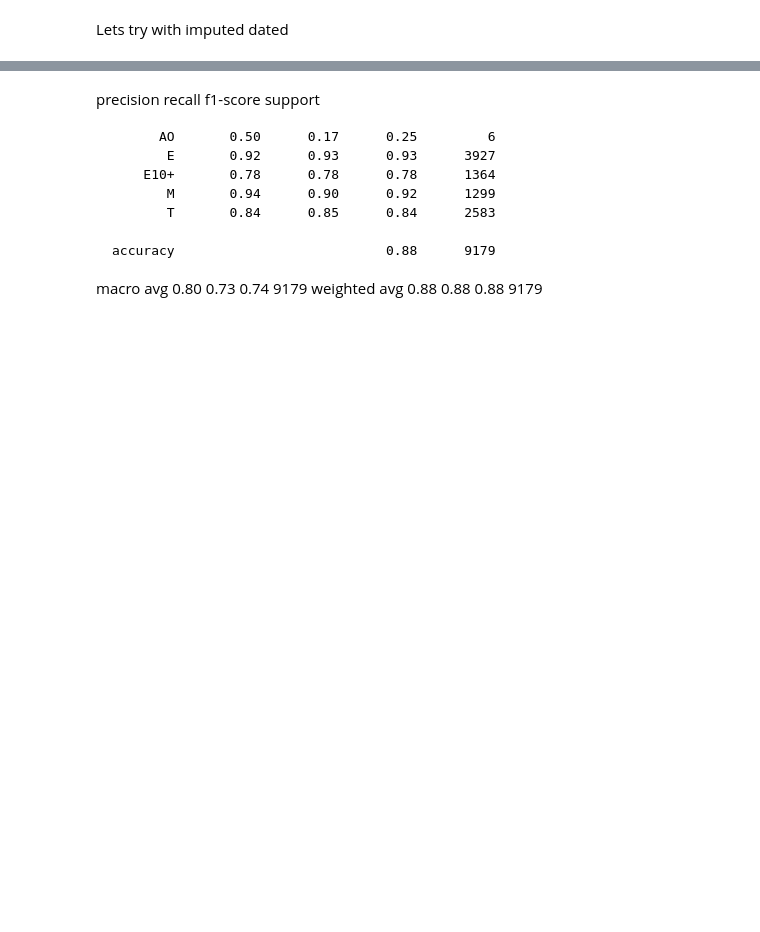
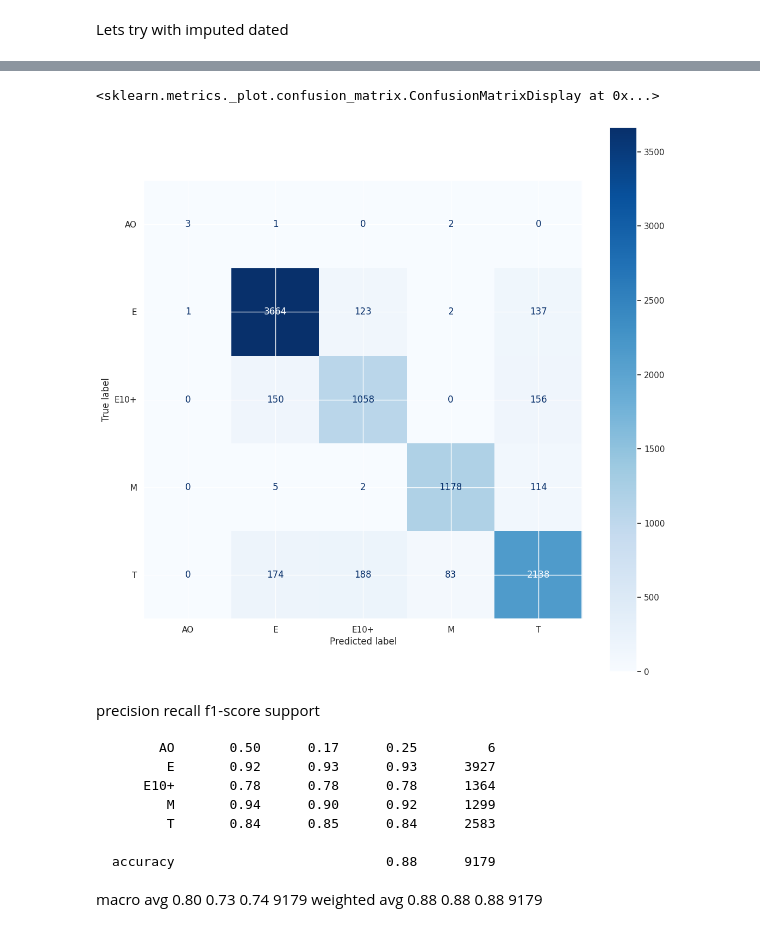
Before and after one commit to AshKatzEm/SQLproject, a Jupyter notebook: Notebooks/SQL_ESRB_Project.ipynb, the cells around one changed output, grey strips where cells are left out. Drawn from its saved outputs; the diff is of its cells as text; code cells hidden in the pictures; blank space fills up the shorter version.

```diff
--- a/Notebooks/SQL_ESRB_Project.ipynb
+++ b/Notebooks/SQL_ESRB_Project.ipynb
@@ -114,6 +54,0 @@ memory usage: 26.6+ MB
-# %%
-#df["esrb_encoded"] = df.esrb_rating.astype(float)
-
-df["esrb_encoded"] = pd.to_numeric(df["esrb_encoded"])
-
-# the second method worked but not the first
@@ -174,2 +80,0 @@ Might want to remove no_descriptors from the column names
-# %%
-df.drop(columns=["ReleaseYear"], inplace=True)
@@ -230,2 +106,8 @@ Lets try using the Release date in three ways:
 dfs = df[selected_features].copy()
 dfs = dfs.drop(columns=['na_sales','eu_sales','jp_sales','other_sales','global_sales'])
+# %%
+X = dfs
+
+y = df["esrb_rating"]
+X_train, X_test, y_train, y_test = train_test_split(X, y, test_size=0.20, random_state=45)
+y.value_counts() ,y_train.value_counts(), y_test.value_counts()
@@ -250,11 +133,0 @@ dfs
-# %%
-X = dfs.drop(columns=["esrb_rating"])
-
-y = dfs["esrb_rating"]
-
-X_train, X_test, y_train, y_test = train_test_split(X, y, test_size=0.2, random_state=45)
-print("Lenght of our Training data:", y_train.shape[0], "\nLength of our Testing data:", y_test.shape[0])
-model = DecisionTreeClassifier()
-model.fit(X_train,y_train)
-y_pred = model.predict(X_test)
-print(classification_report(y_true=y_test, y_pred=y_pred))
@@ -275,3 +155,14 @@ weighted avg       0.88      0.88      0.88      9179
+# %%
+fig, ax = plt.subplots(figsize=(13,13))
+
+metrics.ConfusionMatrixDisplay.from_estimator(estimator=model,
+                              X=X_test,
+                              y=y_test,
+                              ax=ax,
+                              cmap="Blues")
+# %% [output]
+<sklearn.metrics._plot.confusion_matrix.ConfusionMatrixDisplay at 0x...>
+[figure, added]
 # %% [markdown]
  precision    recall  f1-score   support
 
```
Also changed, not shown: parts of 63 cells of this notebook, 2 other files.
